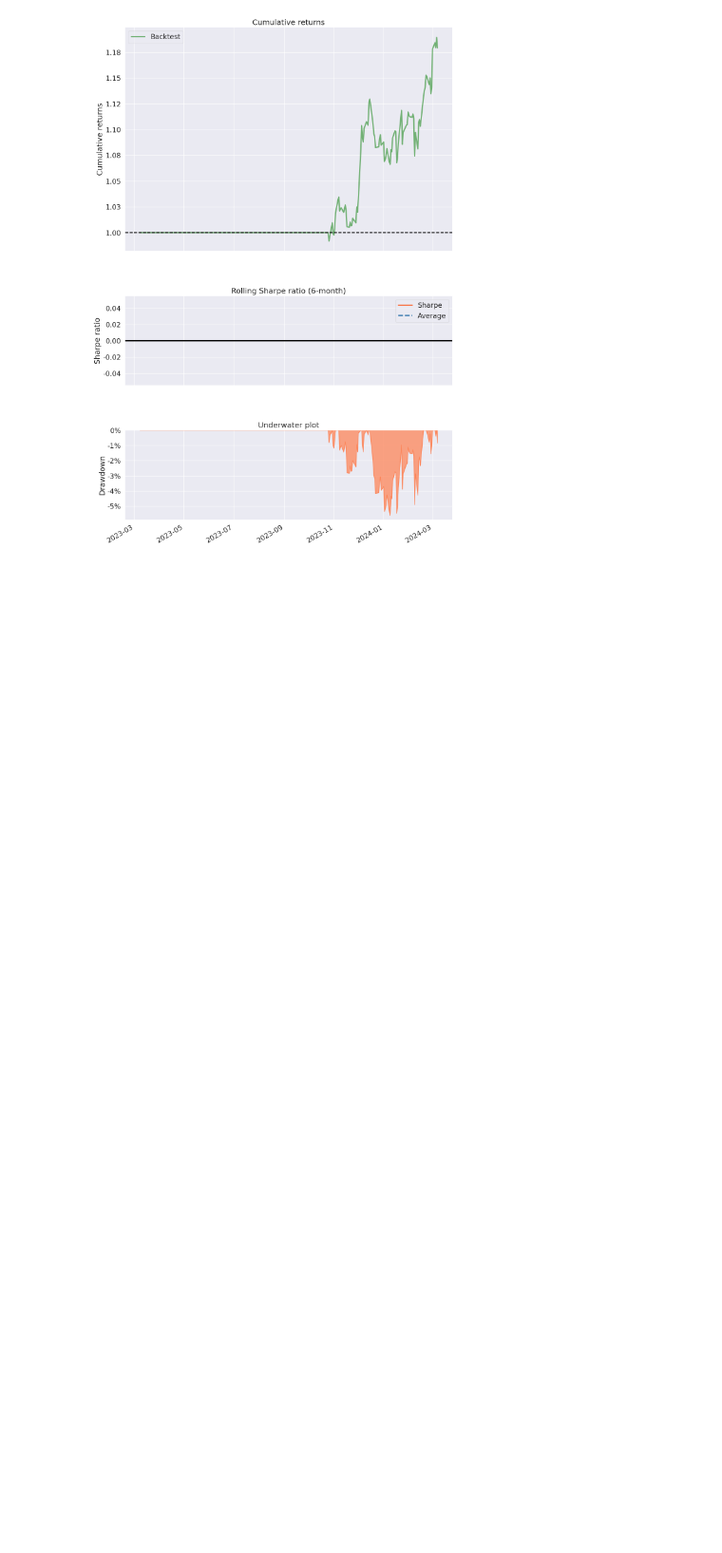
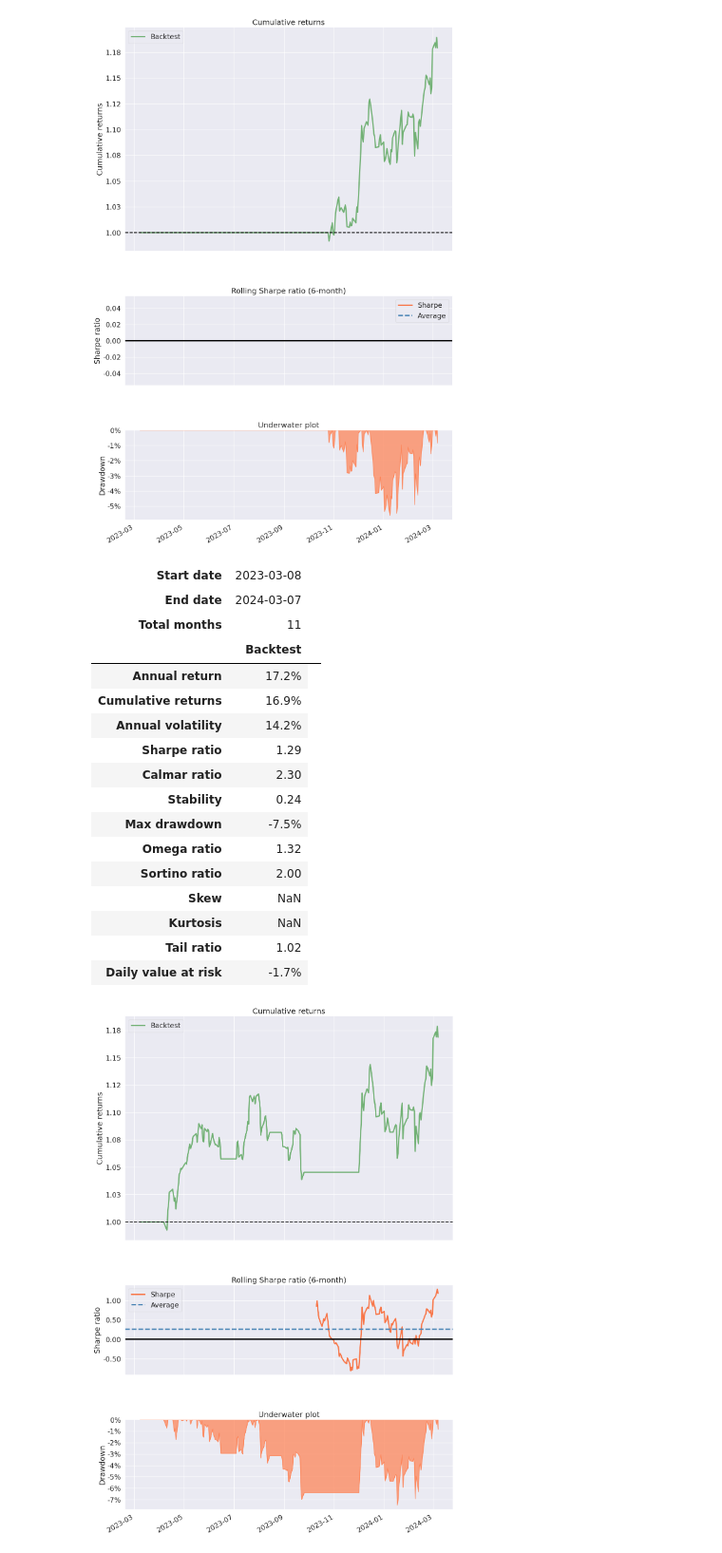
Before and after one commit to gsharma239/MBAZG555, a Jupyter notebook: Assignment-2.ipynb, the cells around one changed output. Shown at 95% size. Drawn from its saved outputs; the diff is of its cells as text; code cells hidden in the pictures; blank space fills up the shorter version.

```diff
--- a/Assignment-2.ipynb
+++ b/Assignment-2.ipynb
@@ -62,6 +62,7 @@ class Settings( BaseModel ):
 setting = Settings( )
 
 # dataframes to hold the metrics related data
+descriptive_stats = pd.DataFrame( )
 custom_metrics = pd.DataFrame( )
 pyfolio_metrics = pd.DataFrame( )
 
@@ -258,32 +256,59 @@ pf.create_simple_tear_sheet( df_rsi['returns'] )
 # %%
 # Setting up the calculations for Exponential Moving Average - Cross Over
 
 df_ema = ticker_df.copy( deep=True )
 long_window  = 20
 short_window = 10
 
 df_ema[ 'short'] = ta.trend.EMAIndicator( df_sma['Close'], window=short_window).ema_indicator()
 df_ema[ 'long' ] = ta.trend.EMAIndicator( df_sma['Close'], window=long_window ).ema_indicator()
 
 # EMA Cross over Strategy
 
 # Position Strategy
 # BUY condition
 df_ema['ema_signal'] = np.where((df_ema['short'] > df_ema['long']),1,np.nan)
 # SELL condition
 df_ema['ema_signal'] = np.where( (df_ema['short'] < df_ema['long']),0,df_ema['ema_signal'])
 
 # creating long and short positions
 df_ema['ema_position'] = df_ema['ema_signal'].replace(to_replace=np.nan, method='ffill')
 
 # shifting by 1, to account of close price return calculations
 df_ema['ema_position'] = df_ema['ema_position'].shift(1)
 
 # calculating returns
 df_ema['returns'] = df_ema['daily_returns'] * (df_ema['ema_position'])
 
-df_ema.head(50)
+# add the descriptive statistics to the list
+descriptive_stats['ema'] = df_ema['returns'].describe()
+
+# add the custom metrics to the dataframe for comparison
+tmp = get_performance_metrics( df_ema['returns'].dropna( ))
+custom_metrics['ema'] = pd.Series( tmp.values(), index=tmp.keys())
+
+# add the pyfolio to the dataframe for comparison
 pf.create_simple_tear_sheet( df_ema['returns'] )
+pyfolio_metrics['ema'] = pf.timeseries.perf_stats(  df_ema['returns'].dropna( ) )
+# %% [output]
+| Start date | 2023-03-08 |  |
+| End date | 2024-03-07 |  |
+| Total months | 11 |  |
+|  | Backtest |
+| Annual return | 17.2% |
+| Cumulative returns | 16.9% |
+| Annual volatility | 14.2% |
+| Sharpe ratio | 1.29 |
+| Calmar ratio | 2.30 |
+| Stability | 0.24 |
+| Max drawdown | -7.5% |
+| Omega ratio | 1.32 |
+| Sortino ratio | 2.00 |
+| Skew | NaN |
+| Kurtosis | NaN |
+| Tail ratio | 1.02 |
+| Daily value at risk | -1.7% |
+[figure, added]
 # %%
 # Setting up Donchain Channel
 
```
Also changed, not shown: parts of 9 cells of this notebook.
